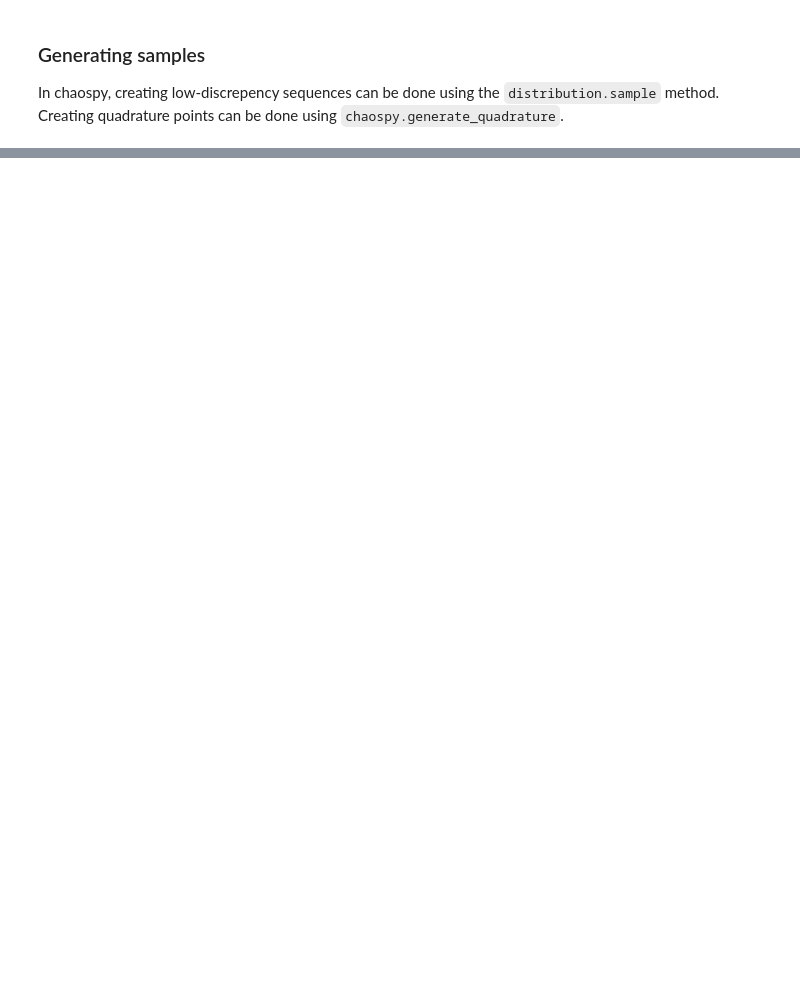
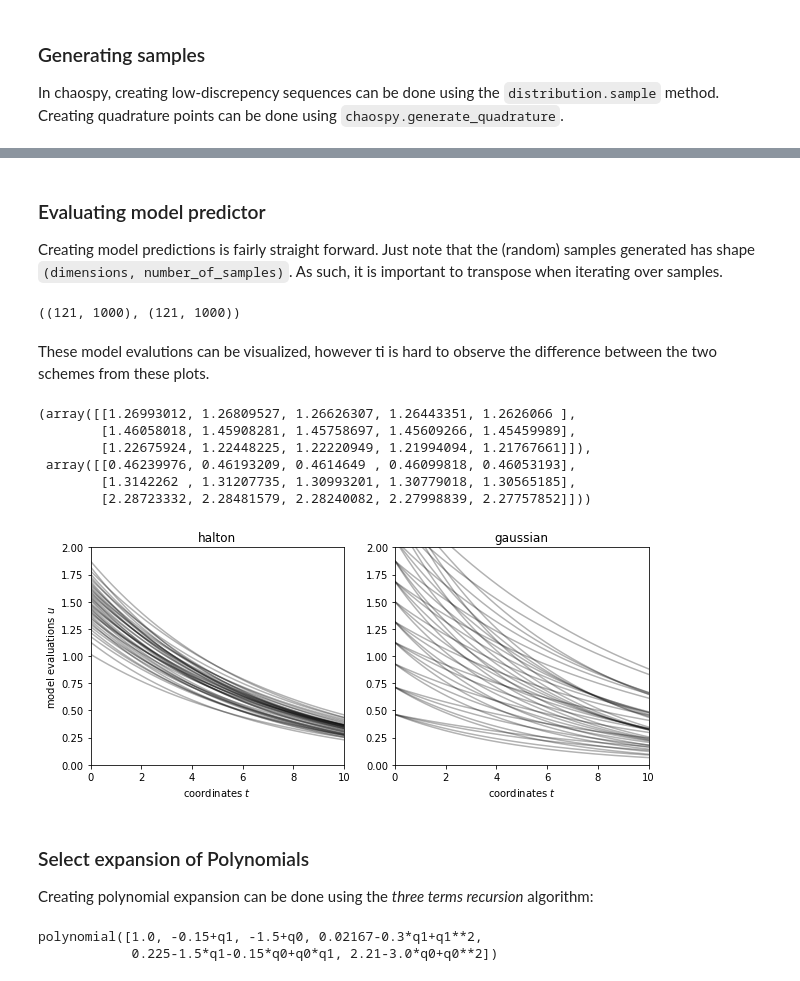
Before and after one commit to jonathf/chaospy, a Jupyter notebook: examples/point_collocation_method.ipynb, the cells around one changed output, grey strips where cells are left out. Saved outputs shown, nothing was run; the diff lists cells and outputs as text; code cells hidden in the pictures; blank space fills up the shorter version.

```diff
--- a/examples/point_collocation_method.ipynb
+++ b/examples/point_collocation_method.ipynb
@@ -52,0 +85,51 @@ UnboundLocalError: local variable 'fu' referenced before assignment
+# %% [markdown]
+### Evaluating model predictor
+
+Creating model predictions is fairly straight forward.
+Just note that the (random) samples generated has shape `(dimensions, number_of_samples)`.
+As such, it is important to transpose when iterating over samples.
+# %%
+# Evaluate model predictor for every sample
+evaluations = {rule: numpy.array([model_predictor(coordinates, sample)
+                                  for sample in samples[rule].T])
+               for rule in rules}
+
+evaluations["halton"].shape, evaluations["gaussian"].shape
+# %% [output]
+((121, 1000), (121, 1000))
+# %% [markdown]
+These model evalutions can be visualized, however ti is hard to observe the difference between the two schemes from these plots.
+# %%
+for idx, rule in enumerate(rules):
+    pyplot.subplot(1, 2, idx+1)
+
+    # Make a plot line for the first 50 evaluations
+    for evals in evaluations[rule][::3]:
+        pyplot.plot(coordinates, evals, "k-", alpha=0.3)
+
+    # Make plot pretty
+    pyplot.xlabel("coordinates $t$")
+    pyplot.ylabel("model evaluations $u$") if not idx else None
+    pyplot.title(rule)
+    pyplot.axis([0, 10, 0, 2])
+
+evaluations["halton"][::50, :5], evaluations["gaussian"][::50, :5]
+# %% [output]
+(array([[1.26993012, 1.26809527, 1.26626307, 1.26443351, 1.2626066 ],
+        [1.46058018, 1.45908281, 1.45758697, 1.45609266, 1.45459989],
+        [1.22675924, 1.22448225, 1.22220949, 1.21994094, 1.21767661]]),
+ array([[0.46239976, 0.46193209, 0.4614649 , 0.46099818, 0.46053193],
+        [1.3142262 , 1.31207735, 1.30993201, 1.30779018, 1.30565185],
+        [2.28723332, 2.28481579, 2.28240082, 2.27998839, 2.27757852]]))
+[figure, added]
+# %% [markdown]
+### Select expansion of Polynomials
+
+Creating polynomial expansion can be done using the _three terms recursion_ algorithm:
+# %%
+polynomial_order = 4
+polynomial_expansion = chaospy.orth_ttr(polynomial_order, distribution)
+polynomial_expansion[:6].round(5)
+# %% [output]
+polynomial([1.0, -0.15+q1, -1.5+q0, 0.02167-0.3*q1+q1**2,
+            0.225-1.5*q1-0.15*q0+q0*q1, 2.21-3.0*q0+q0**2])
```
Also changed, not shown: parts of 21 cells of this notebook, 4 other files.
